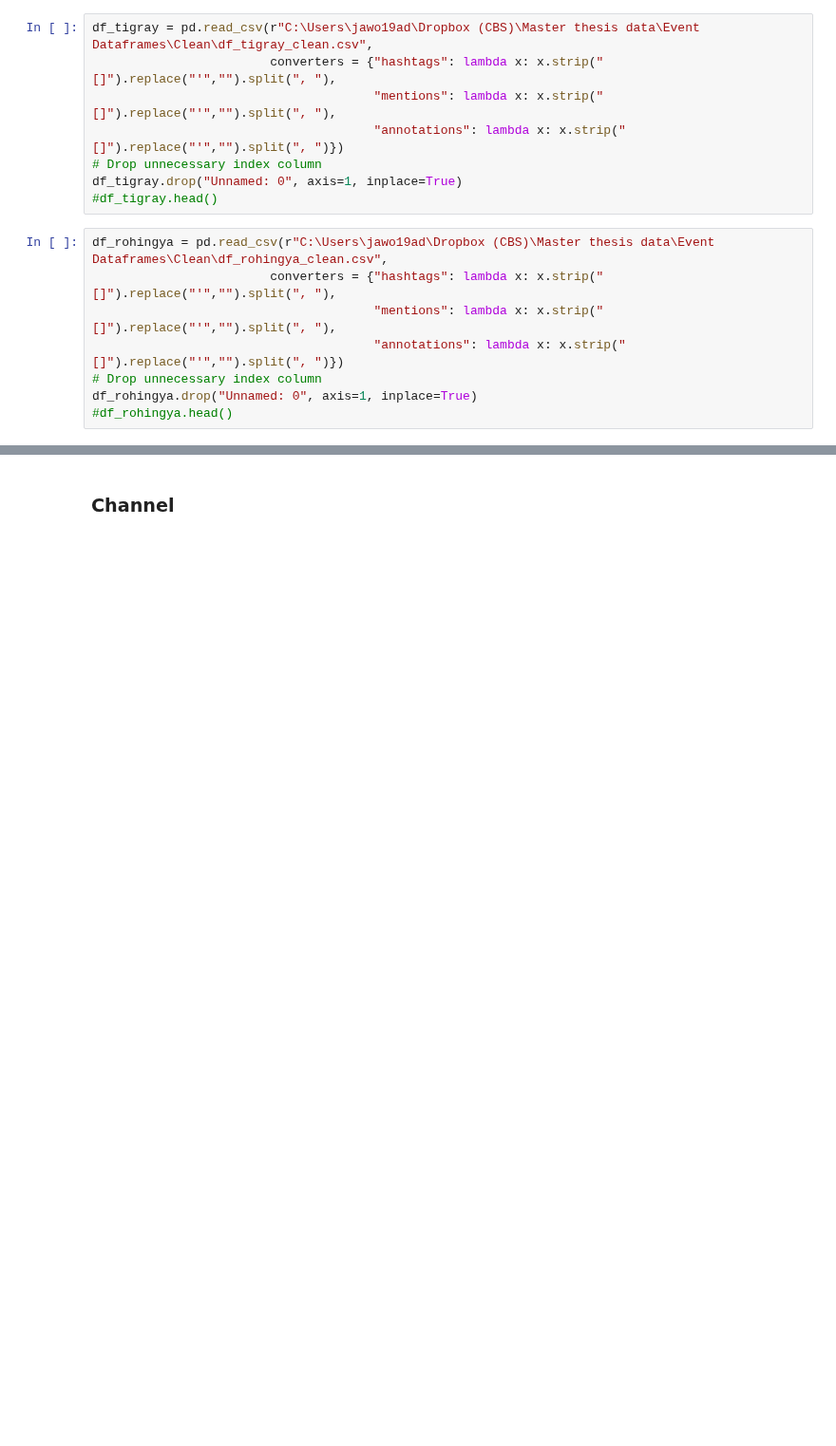
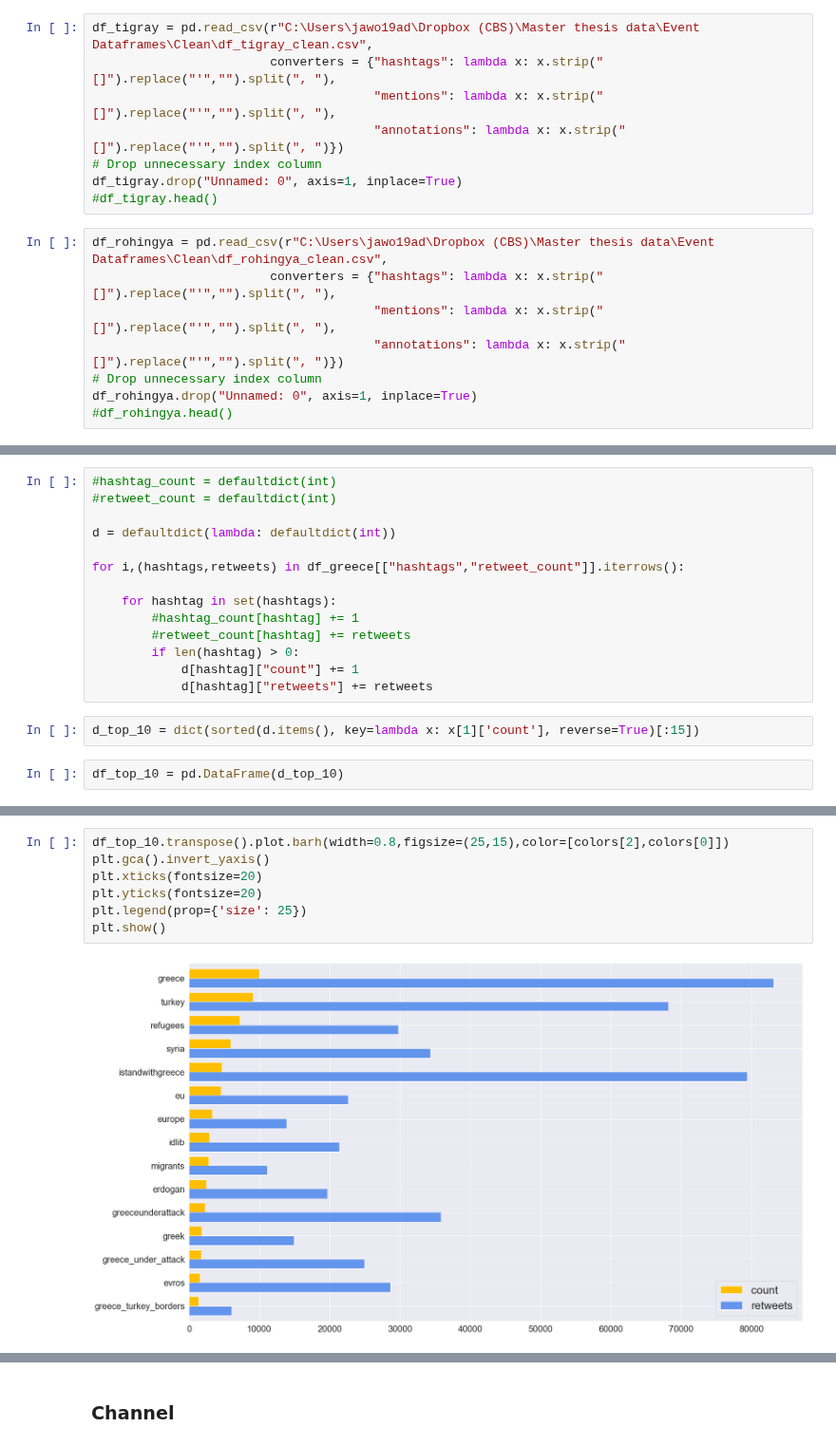
Before and after one commit to janiwo/refugee_project, a Jupyter notebook: Code/06d Networks.ipynb, the cells around one changed output, grey strips where cells are left out. Shown at 95% size. Cells and saved outputs as stored; diff of their text form; blank space fills up the shorter version.

```diff
--- a/Code/06d Networks.ipynb
+++ b/Code/06d Networks.ipynb
@@ -200,0 +269,18 @@ df_rohingya.drop("Unnamed: 0", axis=1, inplace=True)
+# %%
+#hashtag_count = defaultdict(int)
+#retweet_count = defaultdict(int)
+
+d = defaultdict(lambda: defaultdict(int))
+
+for i,(hashtags,retweets) in df_greece[["hashtags","retweet_count"]].iterrows():
+
+    for hashtag in set(hashtags):
+        #hashtag_count[hashtag] += 1
+        #retweet_count[hashtag] += retweets
+        if len(hashtag) > 0:
+            d[hashtag]["count"] += 1
+            d[hashtag]["retweets"] += retweets
+# %%
+d_top_10 = dict(sorted(d.items(), key=lambda x: x[1]['count'], reverse=True)[:15])
+# %%
+df_top_10 = pd.DataFrame(d_top_10)
@@ -200,0 +317,9 @@ df_rohingya.drop("Unnamed: 0", axis=1, inplace=True)
+# %%
+df_top_10.transpose().plot.barh(width=0.8,figsize=(25,15),color=[colors[2],colors[0]])
+plt.gca().invert_yaxis()
+plt.xticks(fontsize=20)
+plt.yticks(fontsize=20)
+plt.legend(prop={'size': 25})
+plt.show()
+# %% [output]
+[figure, added]
```
Also changed, not shown: parts of 33 cells of this notebook.
